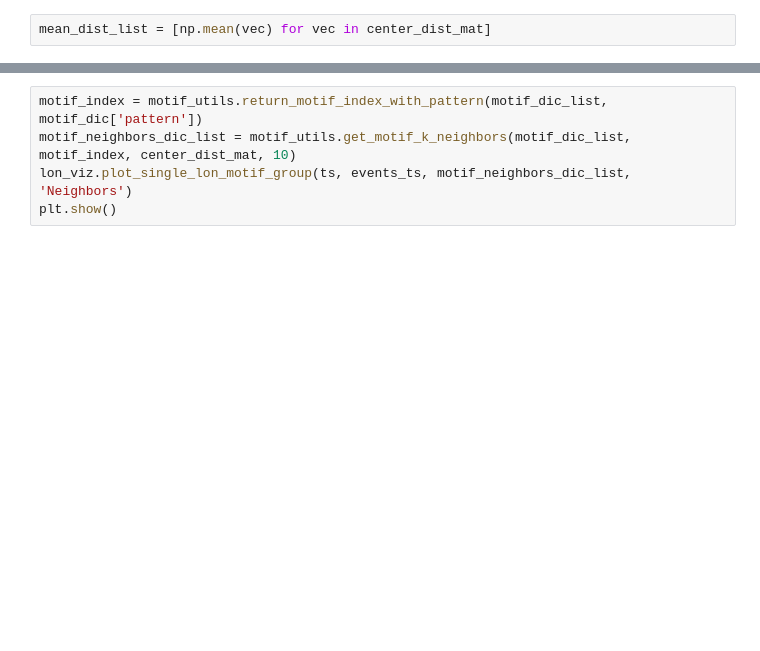
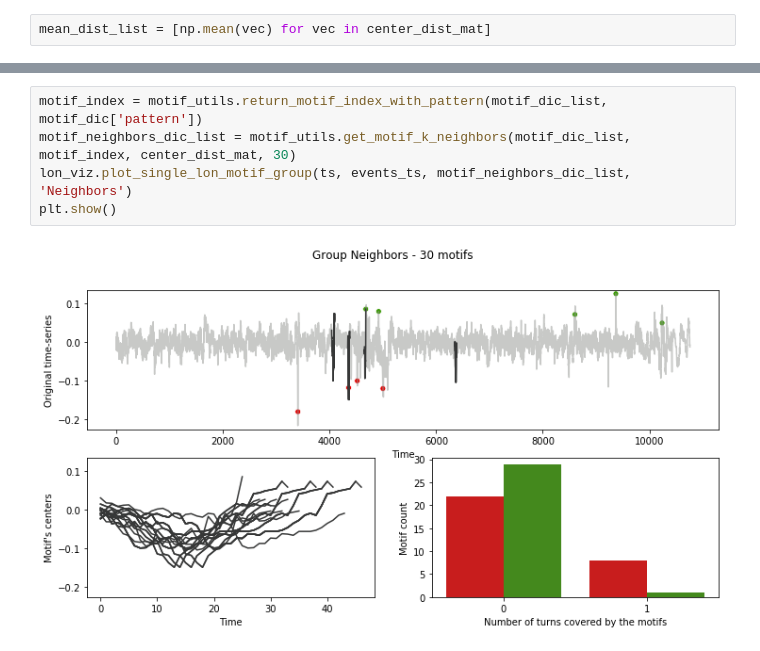
Before and after one commit to misilva73/manueverMotifs, a Jupyter notebook: notebooks/full_lon_motif_analysis_drowsy.ipynb, the cells around one changed output, grey strips where cells are left out. Drawn from its saved outputs; the diff is of its cells as text; blank space fills up the shorter version.

```diff
--- a/notebooks/full_lon_motif_analysis_drowsy.ipynb
+++ b/notebooks/full_lon_motif_analysis_drowsy.ipynb
@@ -115,7 +131,9 @@ plt.show()
 # %%
 motif_index = motif_utils.return_motif_index_with_pattern(motif_dic_list, motif_dic['pattern'])
-motif_neighbors_dic_list = motif_utils.get_motif_k_neighbors(motif_dic_list, motif_index, center_dist_mat, 10)
+motif_neighbors_dic_list = motif_utils.get_motif_k_neighbors(motif_dic_list, motif_index, center_dist_mat, 30)
 lon_viz.plot_single_lon_motif_group(ts, events_ts, motif_neighbors_dic_list, 'Neighbors')
 plt.show()
+# %% [output]
+[figure, added]
 # %%
 create_motif_table(motif_neighbors_dic_list)
```
Also changed, not shown: parts of 9 cells of this notebook, 3 other files.
